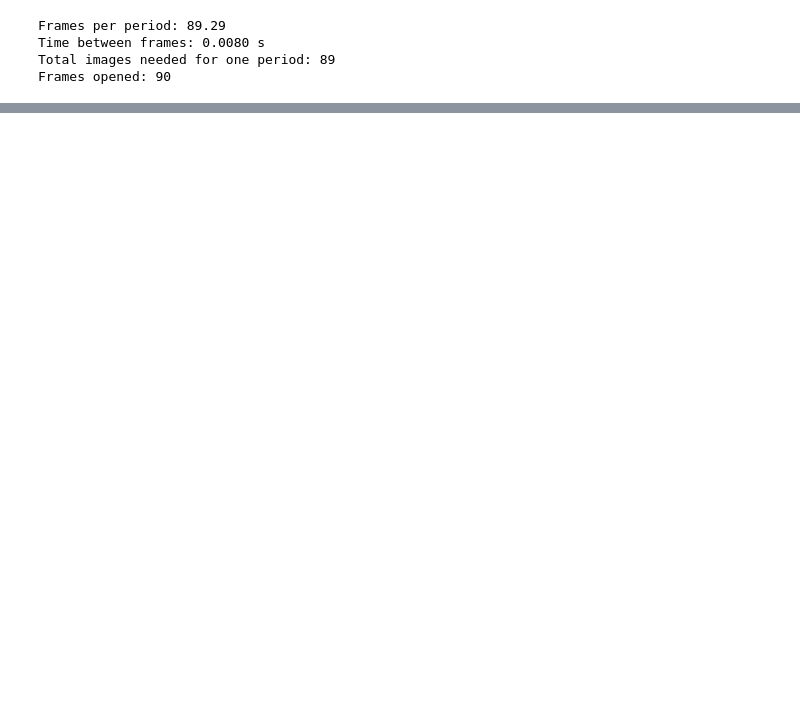
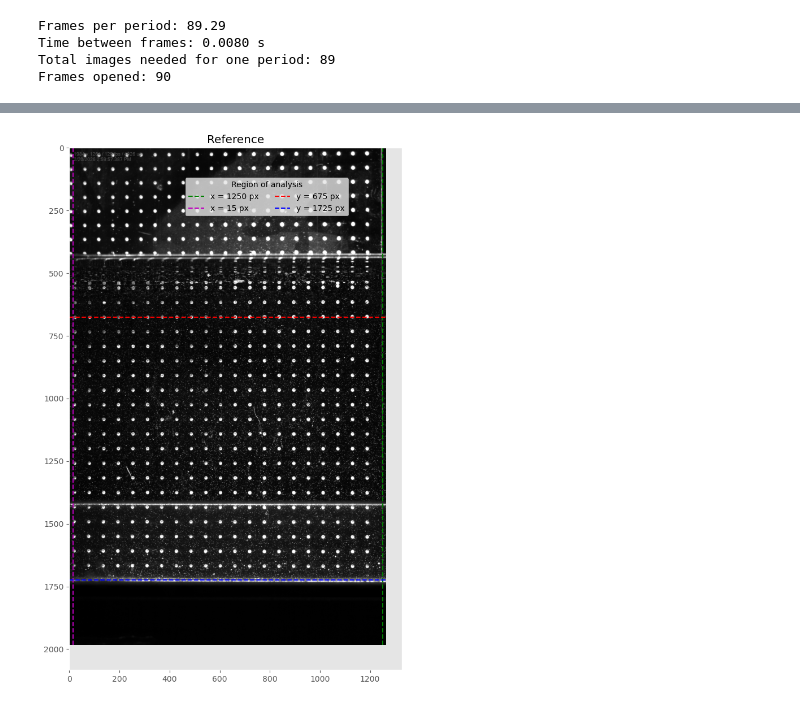
Before and after one commit to kjes4pres/Master_code, a Jupyter notebook: Lab/PIV/piv_f14a02r1.ipynb, the cells around one changed output, grey strips where cells are left out. Drawn from its saved outputs; the diff is of its cells as text; code cells hidden in the pictures; blank space fills up the shorter version.

```diff
--- a/Lab/PIV/piv_f14a02r1.ipynb
+++ b/Lab/PIV/piv_f14a02r1.ipynb
@@ -117,6 +119,18 @@ Text(0.5, 0.9, 'Raw, zoomed in, frames')
 # %%
 # Load reference image
 reference = tools.imread('/Users/kjesta/Desktop/LABDATA/PIV/reference_p29.bmp')
+# %%
+fig, ax =plt.subplots(1, figsize=(12, 12))
+ax.imshow(reference, cmap='gray')
+ax.vlines(x=x_max, ymin=0, ymax=reference.shape[0], colors='g', linestyles='--', label=f'x = {x_max} px')
+ax.vlines(x=x_min, ymin=0, ymax=reference.shape[0], colors='m', linestyles='--', label=f'x = {x_min} px')
+ax.hlines(y=y_min, xmin=0, xmax=reference.shape[1], colors='r', linestyles='--', label=f'y = {y_min} px')
+ax.hlines(y=y_max, xmin=0, xmax=reference.shape[1], colors='b', linestyles='--', label=f'y = {y_max} px')
+ax.legend(title='Region of analysis', loc='upper right', bbox_to_anchor=(0.85, 0.95), ncol=2)
+ax.set_title('Reference')
+ax.grid()
+# %% [output]
+[figure, added]
 # %%
 # Zoom in on reference image
 reference_zoom = reference[y_min:y_max, x_min:x_max]
```
Also changed, not shown: parts of 14 cells of this notebook, 2 other files.
